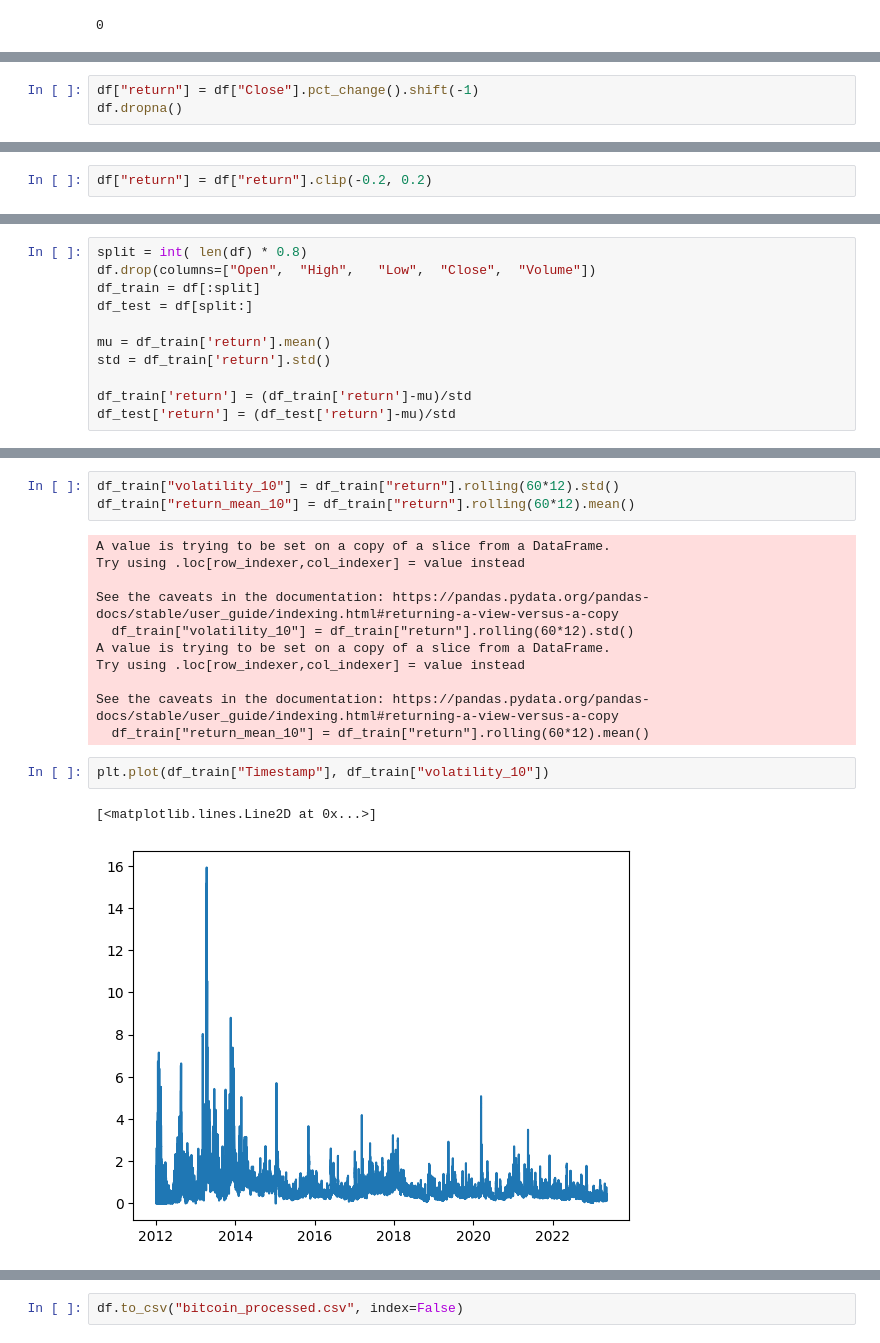
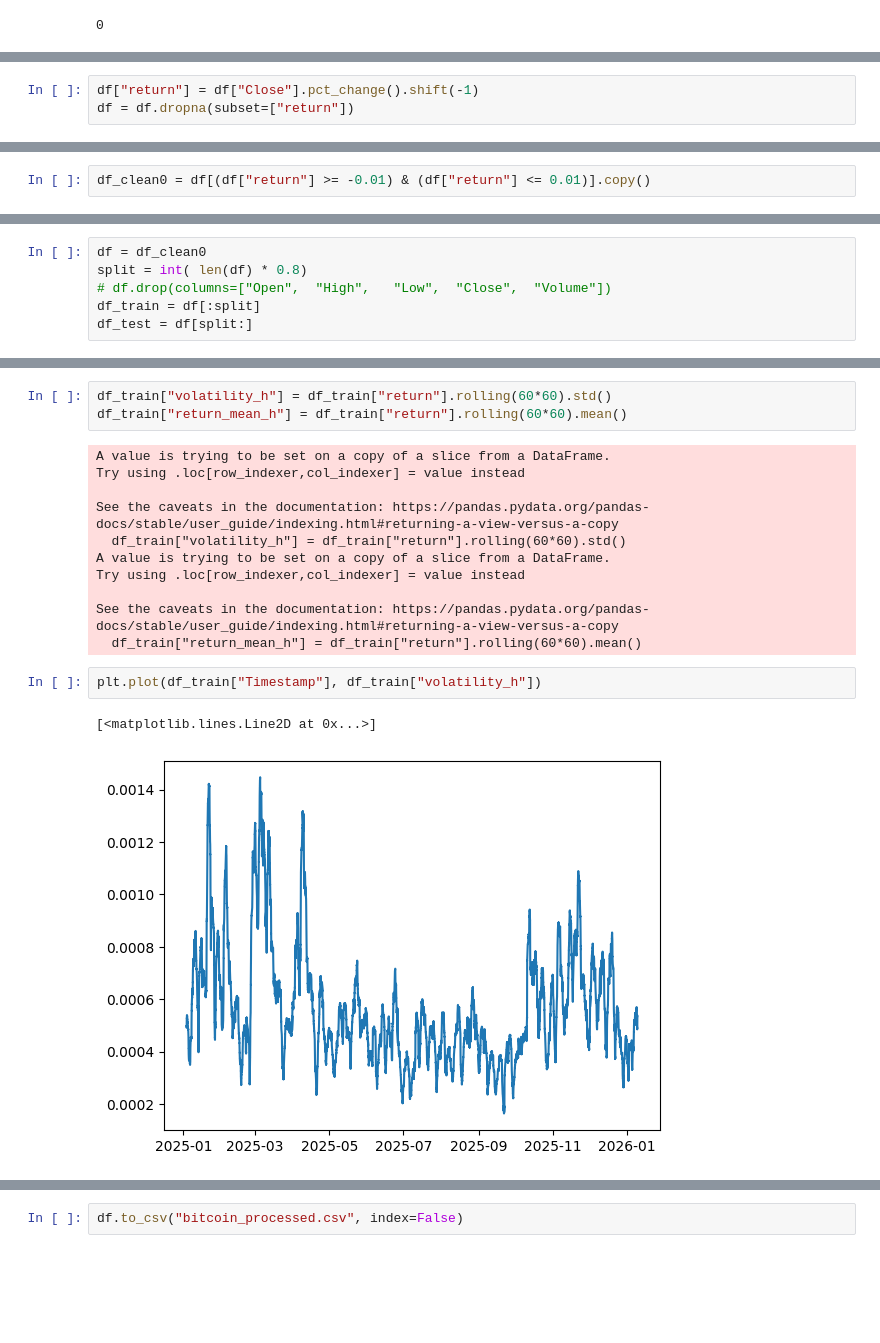
Before and after one commit to AgataJuda/Machine-Learning-for-Data-Analytics, a Jupyter notebook: data/processed/Processed_data.ipynb, the cells around one changed output, grey strips where cells are left out. Drawn from its saved outputs; the diff is of its cells as text; blank space fills up the shorter version.

```diff
--- a/data/processed/Processed_data.ipynb
+++ b/data/processed/Processed_data.ipynb
@@ -66,3 +80,3 @@ plt.show()
 # %%
 df["return"] = df["Close"].pct_change().shift(-1)
-df.dropna()
+df = df.dropna(subset=["return"])
@@ -88,3 +92,3 @@ plt.plot(df['Timestamp'], df['return'])
 # %%
-df["return"] = df["return"].clip(-0.2, 0.2)
+df_clean0 = df[(df["return"] >= -0.01) & (df["return"] <= 0.01)].copy()
 # %%
@@ -101,11 +148,6 @@ so after split data sets will be standardized
 # %%
+df = df_clean0
 split = int( len(df) * 0.8)
-df.drop(columns=["Open",  "High",   "Low",  "Close",  "Volume"])
+# df.drop(columns=["Open",  "High",   "Low",  "Close",  "Volume"])
 df_train = df[:split]
 df_test = df[split:]
-
-mu = df_train['return'].mean()
-std = df_train['return'].std()
-
-df_train['return'] = (df_train['return']-mu)/std
-df_test['return'] = (df_test['return']-mu)/std
@@ -128,20 +168,20 @@ plt.plot(df_train['Timestamp'],df_train['return'])
 # %%
-df_train["volatility_10"] = df_train["return"].rolling(60*12).std()
-df_train["return_mean_10"] = df_train["return"].rolling(60*12).mean()
+df_train["volatility_h"] = df_train["return"].rolling(60*60).std()
+df_train["return_mean_h"] = df_train["return"].rolling(60*60).mean()
 # %% [output]
 A value is trying to be set on a copy of a slice from a DataFrame.
 Try using .loc[row_indexer,col_indexer] = value instead
 
 See the caveats in the documentation: https://pandas.pydata.org/pandas-docs/stable/user_guide/indexing.html#returning-a-view-versus-a-copy
-  df_train["volatility_10"] = df_train["return"].rolling(60*12).std()
+  df_train["volatility_h"] = df_train["return"].rolling(60*60).std()
 A value is trying to be set on a copy of a slice from a DataFrame.
 Try using .loc[row_indexer,col_indexer] = value instead
 
 See the caveats in the documentation: https://pandas.pydata.org/pandas-docs/stable/user_guide/indexing.html#returning-a-view-versus-a-copy
-  df_train["return_mean_10"] = df_train["return"].rolling(60*12).mean()
+  df_train["return_mean_h"] = df_train["return"].rolling(60*60).mean()
 # %%
-plt.plot(df_train["Timestamp"], df_train["volatility_10"])
+plt.plot(df_train["Timestamp"], df_train["volatility_h"])
 # %% [output]
 [<matplotlib.lines.Line2D at 0x...>]
-[figure, old version]
+[figure, new version]
 # %%
```
Also changed, not shown: parts of 31 cells of this notebook, 1 other file.
